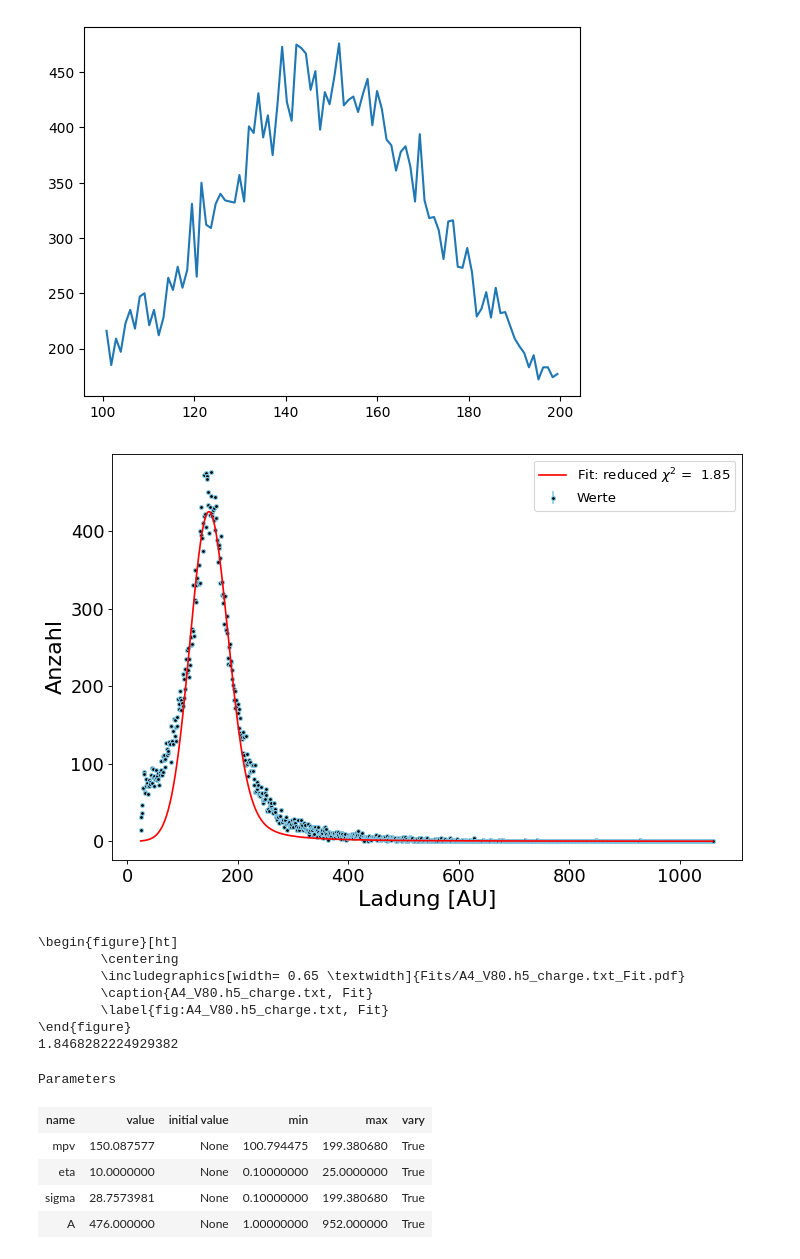
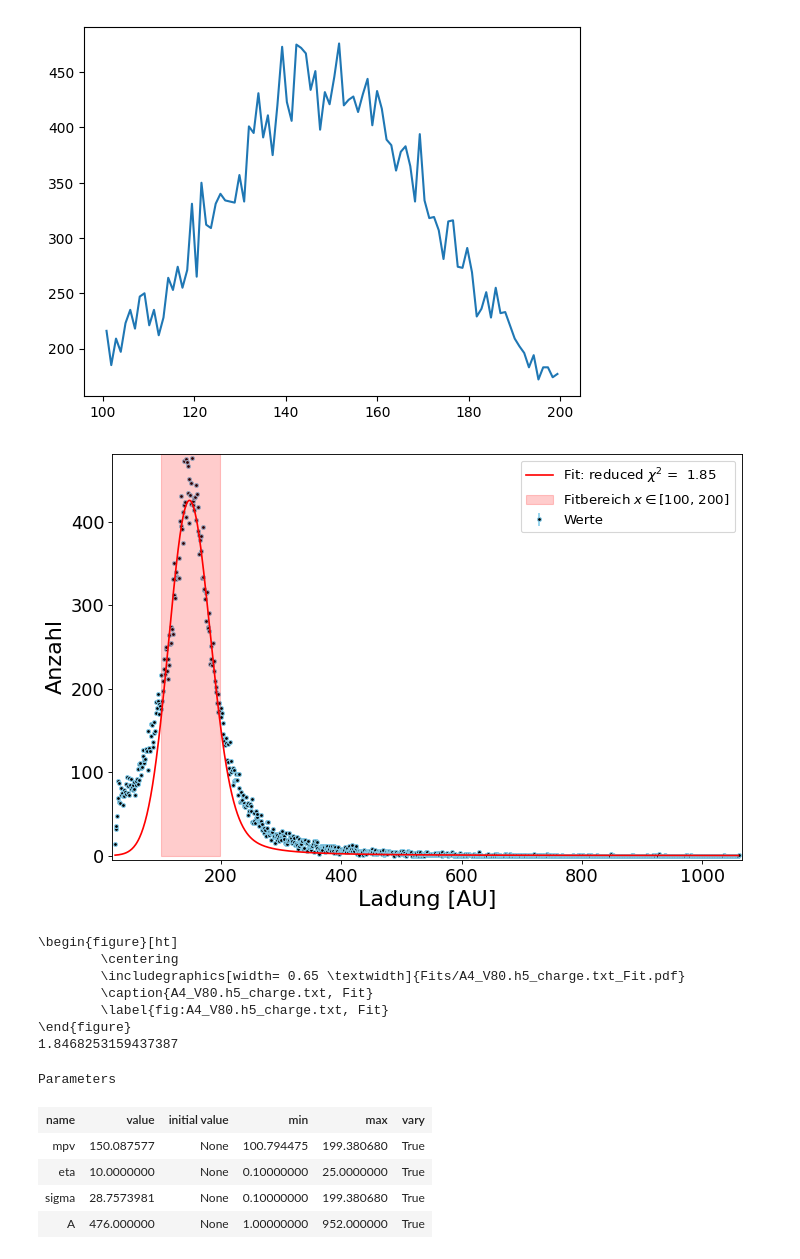
Before and after one commit to TimLockstedt/MP, a Jupyter notebook: FP14/JanTim/A4/A4_Charge_Plots.ipynb, the cells around one changed output. Drawn from its saved outputs; the diff is of its cells as text; code cells hidden in the pictures.

```diff
--- a/FP14/JanTim/A4/A4_Charge_Plots.ipynb
+++ b/FP14/JanTim/A4/A4_Charge_Plots.ipynb
@@ -778,6 +774,7 @@ Daten.set_y(y)
 Daten.set_yerr(0)
 
 # Mask definition
+min, max = 100, 200
 mask = (x > 100) & (x < 200)
 plt.plot(x[mask],y[mask])
 # %% [output]
@@ -803,43 +800,43 @@ pars = mod.make_params()
 
 # More robust initial parameter estimation
 pars['mpv'].value = np.median(x_masked)
 pars['mpv'].min = np.min(x_masked)
 pars['mpv'].max = np.max(x_masked)
 
 pars['eta'].value = 10
 pars['eta'].min = 0.1
 pars['eta'].max = 25.0
 
 pars['sigma'].value = np.std(x_masked)
 pars['sigma'].min = 0.1
 pars['sigma'].max = np.max(x_masked)
 
 pars['A'].value = np.max(y_masked)
 pars['A'].min = 1
 pars['A'].max = np.max(y_masked) * 2
 
 # Add bounds and try different fitting method
 weights = 1/np.sqrt(Daten.get_y()[mask])
 weights[weights == np.inf] = 0
 # Daten.set_yerr(weights)
 
-result = mod.fit(y_masked, pars, x=x_masked, method='lbfgs', weights = weights)
+result = mod.fit(y_masked, pars, x=x_masked, method='leastsq', weights = weights)
 result
 
 finish(Daten.get_x(), Daten.get_y(), result, Daten.get_FileName(),
-       Daten.get_yerr(), Daten.get_YName(), Daten.get_XName())
+       Daten.get_yerr(), Daten.get_YName(), Daten.get_XName(), min=min, max=max)
 plt.show()
 print(result.redchi)
 pars
 # %% [output]
-[figure, old version]
+[figure, new version]
 \begin{figure}[ht]
         \centering
         \includegraphics[width= 0.65 \textwidth]{Fits/A4_V80.h5_charge.txt_Fit.pdf}
         \caption{A4_V80.h5_charge.txt, Fit}
         \label{fig:A4_V80.h5_charge.txt, Fit}
 \end{figure}
-1.8468282224929382
+1.8468253159437387
 Parameters
 | name | value | initial value | min | max | vary |
 | mpv | 150.087577 | None | 100.794475 | 199.380680 | True |
```
Also changed, not shown: parts of 14 cells of this notebook, 14 other files.
